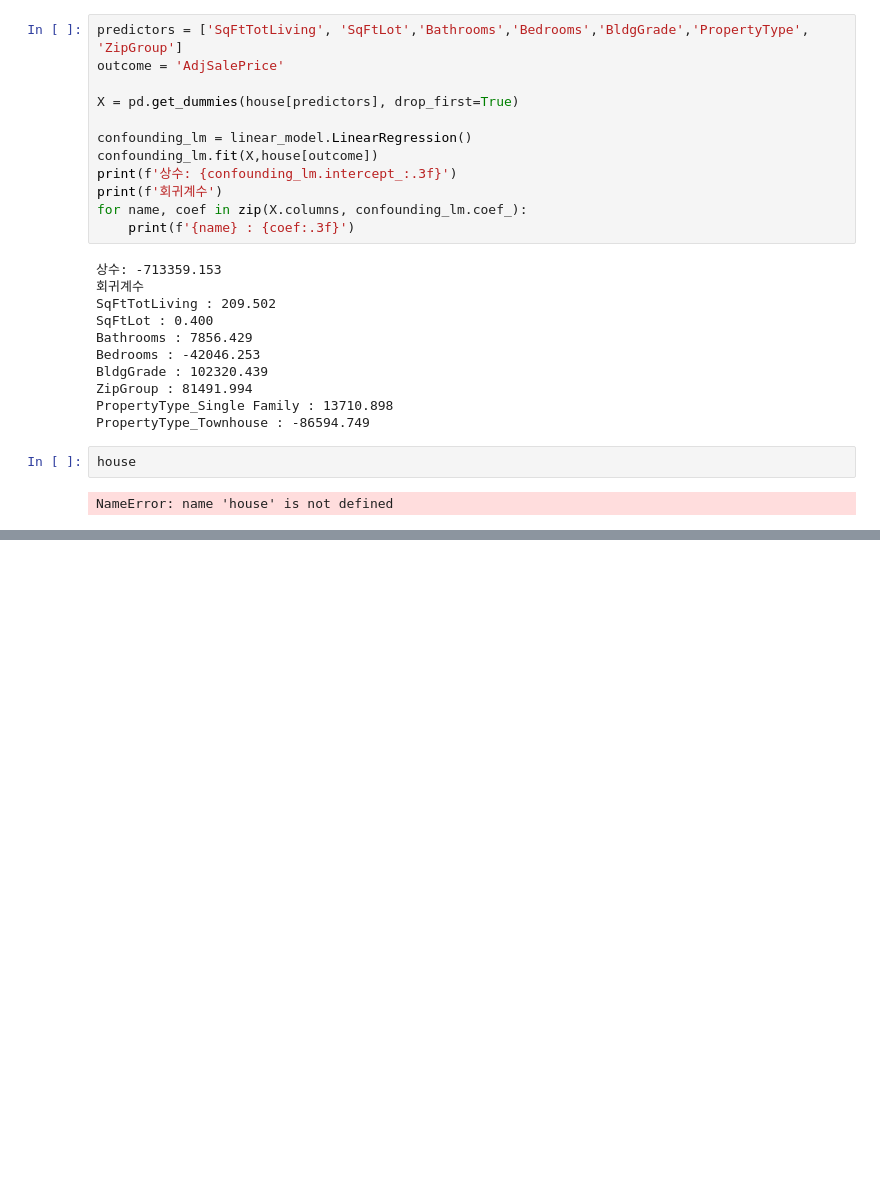
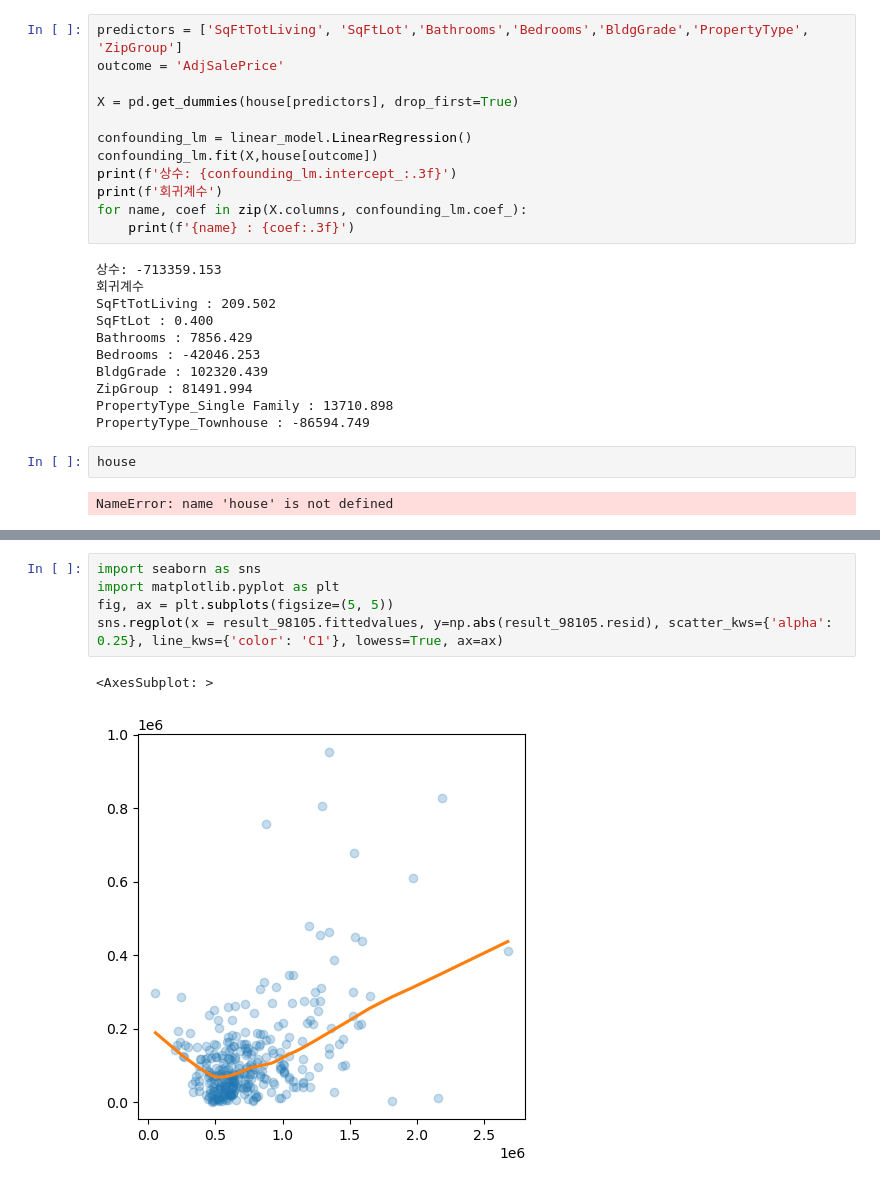
Before and after one commit to KBigForest/Bigforest_study, a Jupyter notebook: DataScience/BigForest's_code/CH4.ipynb, the cells around one changed output, grey strips where cells are left out. Cells and saved outputs as stored; diff of their text form; blank space fills up the shorter version.

```diff
--- a/DataScience/BigForest's_code/CH4.ipynb
+++ b/DataScience/BigForest's_code/CH4.ipynb
@@ -445,0 +527,8 @@ strong multicollinearity or other numerical problems.
+# %%
+import seaborn as sns
+import matplotlib.pyplot as plt
+fig, ax = plt.subplots(figsize=(5, 5))
+sns.regplot(x = result_98105.fittedvalues, y=np.abs(result_98105.resid), scatter_kws={'alpha': 0.25}, line_kws={'color': 'C1'}, lowess=True, ax=ax)
+# %% [output]
+<AxesSubplot: >
+[figure, added]
```
Also changed, not shown: parts of 10 cells of this notebook, 2 other files.
